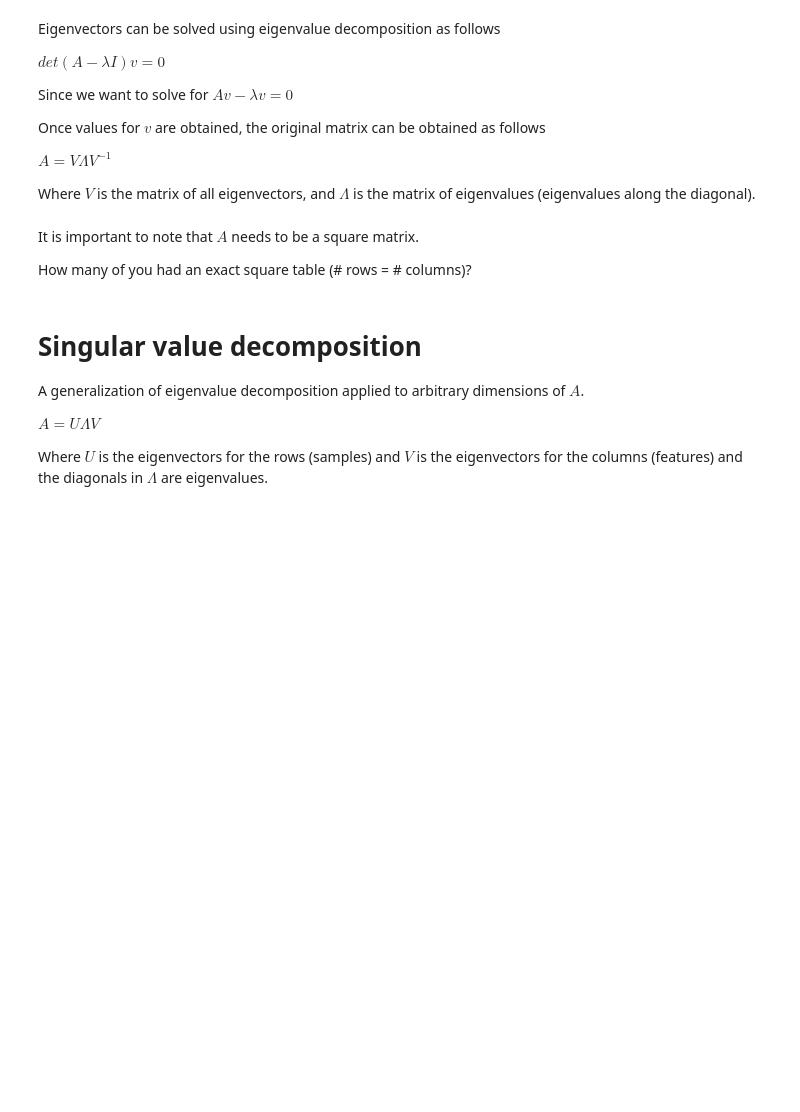
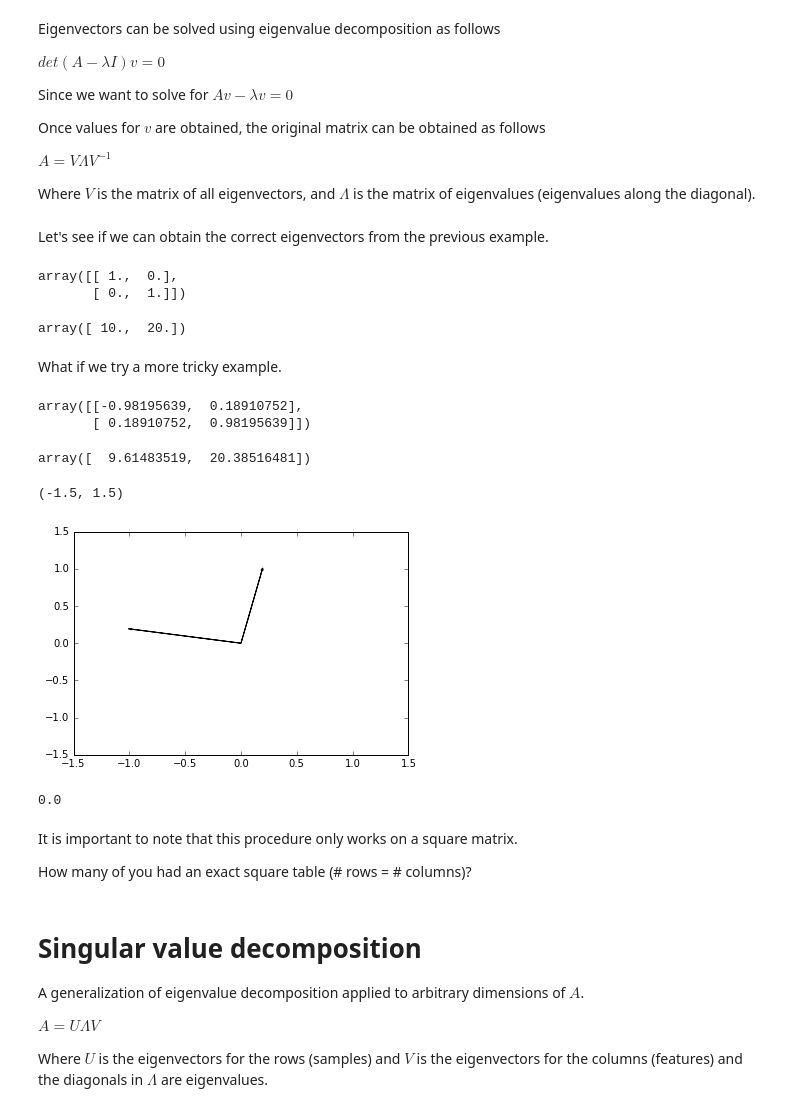
Before and after one commit to knightlab-analyses/intro-stats-2016, a Jupyter notebook: week4/week4-linear-algebra.ipynb, the cells around one changed output. Cells and saved outputs as stored; diff of their text form; code cells hidden in the pictures; blank space fills up the shorter version.

```diff
--- a/week4/week4-linear-algebra.ipynb
+++ b/week4/week4-linear-algebra.ipynb
@@ -114,8 +154,48 @@ Once values for $v$ are obtained, the original matrix can be obtained as follows
 $A = V \Lambda V^{-1}$
 
 Where $V$ is the matrix of all eigenvectors, and $\Lambda$ is the matrix of eigenvalues (eigenvalues along the diagonal).
+# %% [markdown]
+Let's see if we can obtain the correct eigenvectors from the previous example.
+# %%
+L, V = np.linalg.eigh(B)
+V
+# %% [output]
+array([[ 1.,  0.],
+       [ 0.,  1.]])
+# %%
+L
+# %% [output]
+array([ 10.,  20.])
+# %% [markdown]
+What if we try a more tricky example.
+# %%
+C = np.array([[10, 5],
+              [2, 20]])
+L, V = np.linalg.eigh(C)
+V
+# %% [output]
+array([[-0.98195639,  0.18910752],
+       [ 0.18910752,  0.98195639]])
+# %%
+L
+# %% [output]
+array([  9.61483519,  20.38516481])
+# %%
+x1 = V[:, 0]
+x2 = V[:, 1]
+plt.arrow(0, 0, x1[0], x1[1])
+plt.arrow(0, 0, x2[0], x2[1])
+plt.xlim([-1.5, 1.5])
+plt.ylim([-1.5, 1.5])
+# %% [output]
+(-1.5, 1.5)
+[figure, added]
+# %%
+x1.dot(x2)
+# %% [output]
+0.0
 # %% [markdown]
-It is important to note that $A$ needs to be a square matrix.
+It is important to note that this procedure only works on a square matrix.
 
 How many of you had an exact square table (# rows = # columns)?
 # %% [markdown]
```
Also changed, not shown: parts of 13 cells of this notebook, 1 other file.
